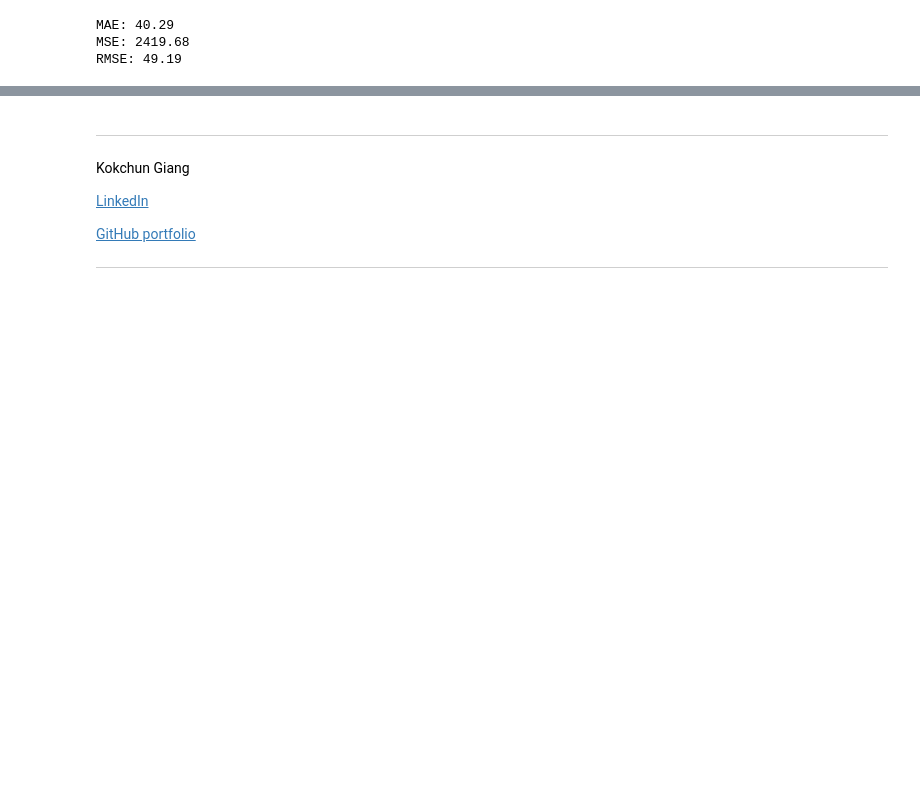
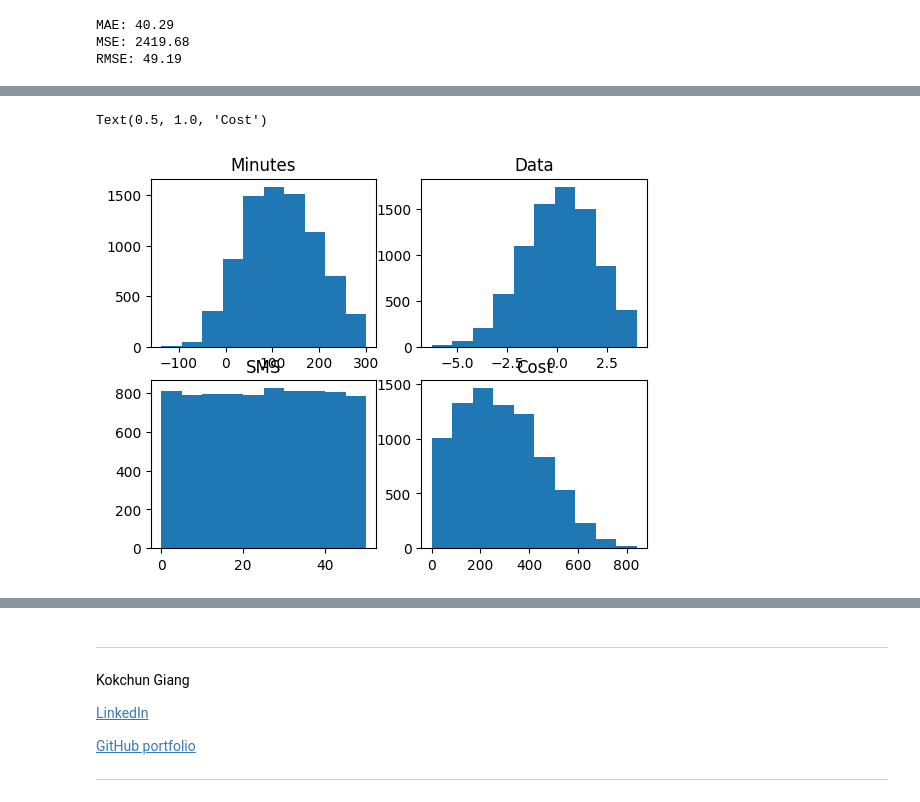
Before and after one commit to dancla240/Machine_Learning_Daniel_Claesson, a Jupyter notebook: Exercises/E00_linear_regression.ipynb, the cells around one changed output, grey strips where cells are left out. Saved outputs shown, nothing was run; the diff lists cells and outputs as text; code cells hidden in the pictures; blank space fills up the shorter version.

```diff
--- a/Exercises/E00_linear_regression.ipynb
+++ b/Exercises/E00_linear_regression.ipynb
@@ -387,0 +446,13 @@ d)
+# %%
+fig, axs = plt.subplots(2,2)
+axs[0,0].hist(df_cleaned['Minutes'])
+axs[0,0].set_title('Minutes')
+axs[1,0].hist(df_cleaned['SMS'])
+axs[1,0].set_title('SMS')
+axs[0,1].hist(df_cleaned['Data'])
+axs[0,1].set_title('Data')
+axs[1,1].hist(df_cleaned['Cost'])
+axs[1,1].set_title('Cost')
+# %% [output]
+Text(0.5, 1.0, 'Cost')
+[figure, added]
```
Also changed, not shown: parts of 13 cells of this notebook.
